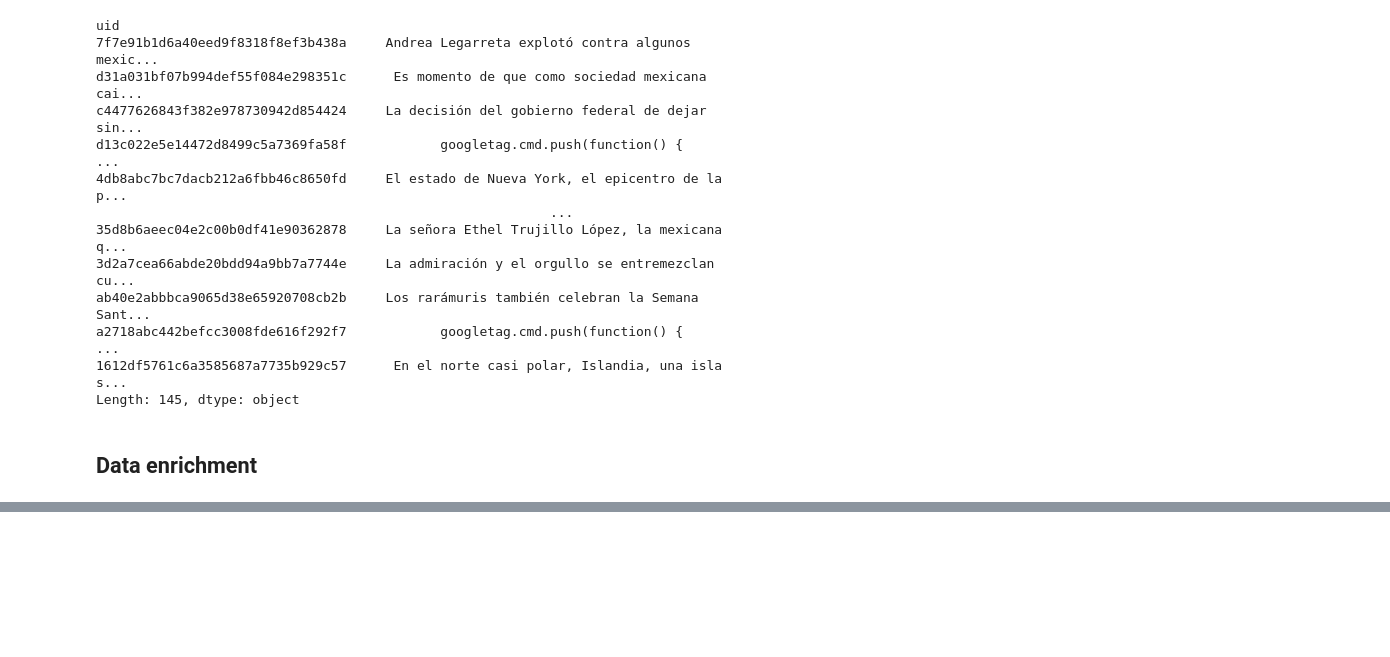
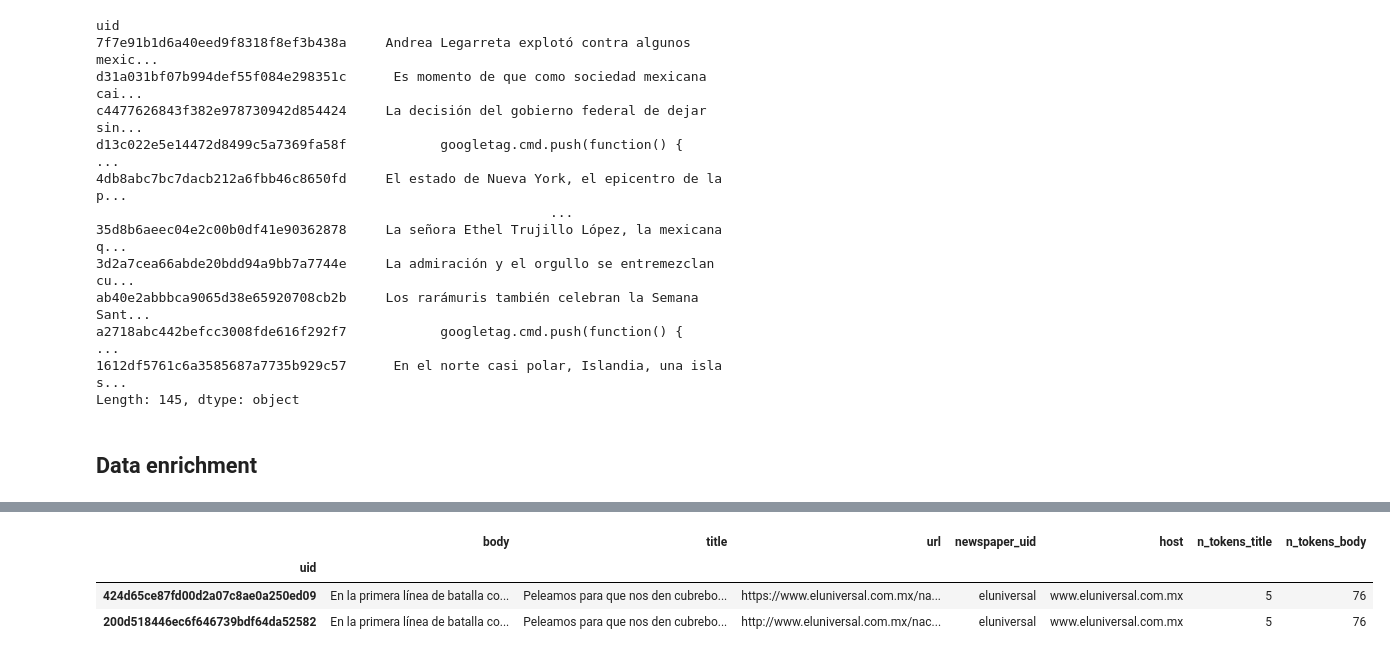
Before and after one commit to anderson-github/DataEng_WebScrap, a Jupyter notebook: myplatzidata/Platzi_Data.ipynb, the cells around one changed output, grey strips where cells are left out. Cells and saved outputs as stored; diff of their text form; code cells hidden in the pictures; blank space fills up the shorter version.

```diff
--- a/myplatzidata/Platzi_Data.ipynb
+++ b/myplatzidata/Platzi_Data.ipynb
@@ -403,0 +425,7 @@ el_universal
+# %%
+el_universal[el_universal['title'] == 'Peleamos para que nos den cubrebocas: personal del IMSS']
+# %% [output]
+|  | body | title | url | newspaper_uid | host | n_tokens_title | n_tokens_body |
+| uid |  |  |  |  |  |  |  |
+| 424d65ce87fd00d2a07c8ae0a250ed09 | En la primera línea de batalla co... | Peleamos para que nos den cubrebo... | https://www.eluniversal.com.mx/na... | eluniversal | www.eluniversal.com.mx | 5 | 76 |
+| 200d518446ec6f646739bdf64da52582 | En la primera línea de batalla co... | Peleamos para que nos den cubrebo... | http://www.eluniversal.com.mx/nac... | eluniversal | www.eluniversal.com.mx | 5 | 76 |
```
Also changed, not shown: parts of 7 cells of this notebook, 1 other file.
